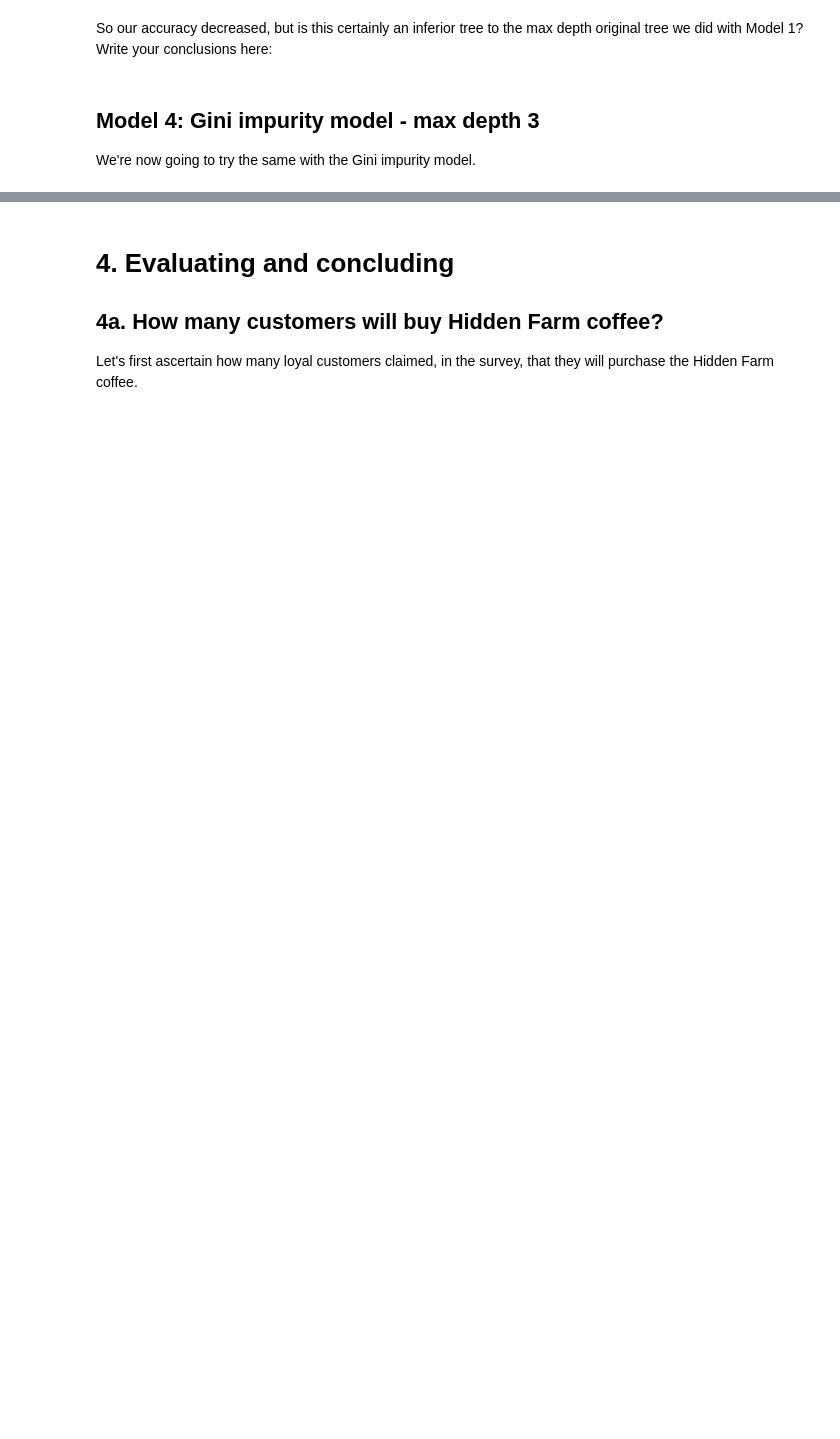
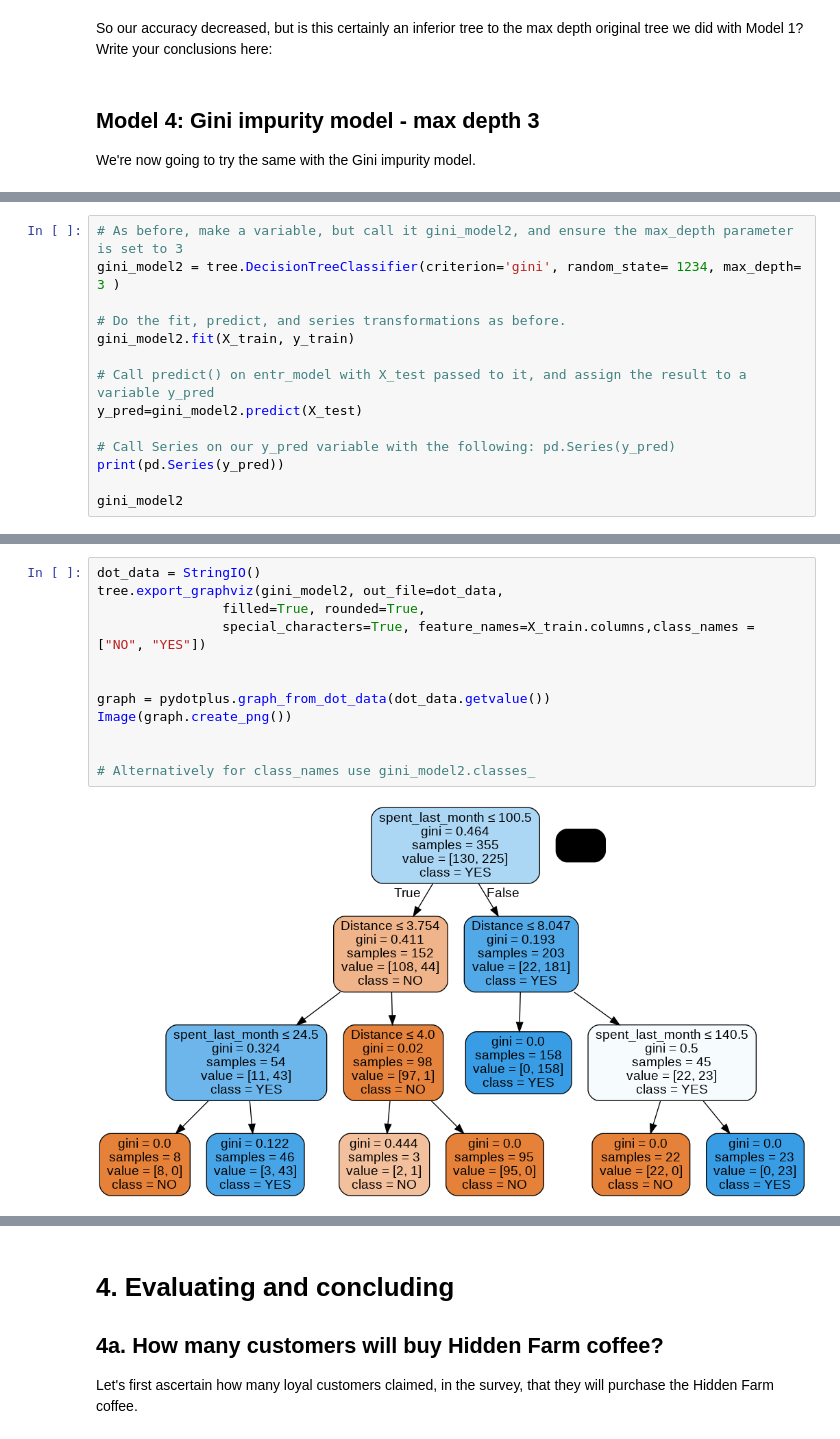
Before and after one commit to ronsperber/decision-tree, a Jupyter notebook: Springboard_Decision_Tree_Specialty_Coffee_Case_Study_Tier_3.ipynb, the cells around one changed output, grey strips where cells are left out. Saved outputs shown, nothing was run; the diff lists cells and outputs as text; blank space fills up the shorter version.

```diff
--- a/Springboard_Decision_Tree_Specialty_Coffee_Case_Study_Tier_3.ipynb
+++ b/Springboard_Decision_Tree_Specialty_Coffee_Case_Study_Tier_3.ipynb
@@ -488,0 +557,14 @@ _ _ _
+# %%
+# As before, make a variable, but call it gini_model2, and ensure the max_depth parameter is set to 3
+gini_model2 = tree.DecisionTreeClassifier(criterion='gini', random_state= 1234, max_depth= 3 )
+
+# Do the fit, predict, and series transformations as before.
+gini_model2.fit(X_train, y_train)
+
+# Call predict() on entr_model with X_test passed to it, and assign the result to a variable y_pred
+y_pred=gini_model2.predict(X_test)
+
+# Call Series on our y_pred variable with the following: pd.Series(y_pred)
+print(pd.Series(y_pred))
+
+gini_model2
@@ -489,3 +585,17 @@ _ _ _
+# %%
+dot_data = StringIO()
+tree.export_graphviz(gini_model2, out_file=dot_data,
+                filled=True, rounded=True,
+                special_characters=True, feature_names=X_train.columns,class_names = ["NO", "YES"])
+
+
+graph = pydotplus.graph_from_dot_data(dot_data.getvalue())
+Image(graph.create_png())
+
+
+# Alternatively for class_names use gini_model2.classes_
+# %% [output]
+[figure, added]
 # %%
 print("Gini impurity  model - max depth 3")
 print("Accuracy:", metrics.accuracy_score(y_test,y_pred))
```
Also changed, not shown: parts of 28 cells of this notebook.
